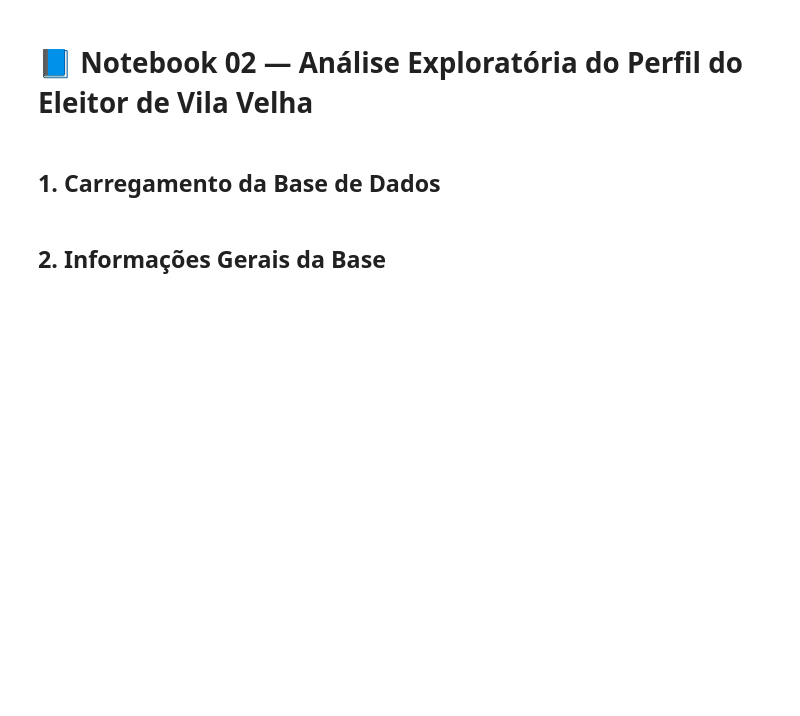
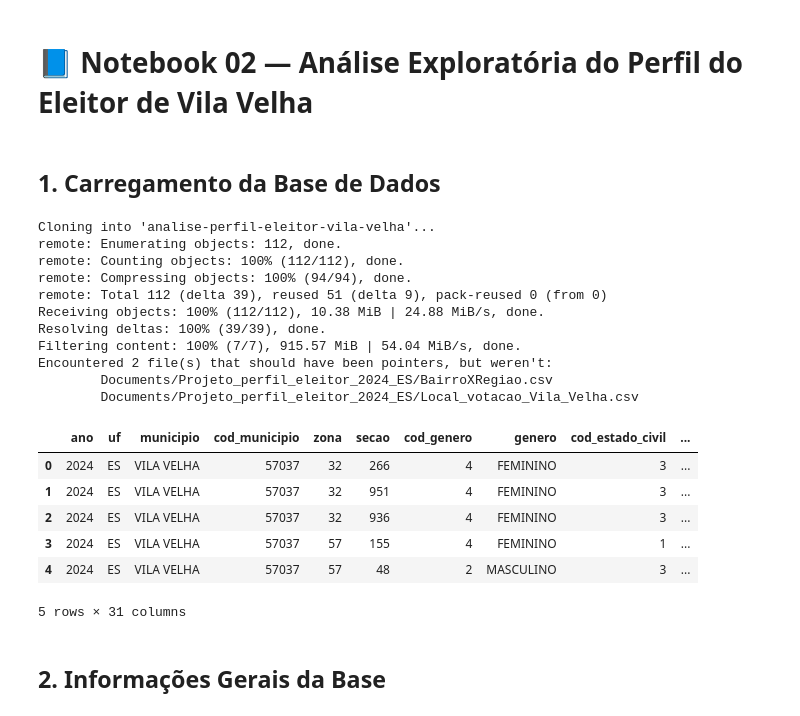
Before and after one commit to JohnDiognes/analise-perfil-eleitor-vila-velha, a Jupyter notebook: notebooks/02_analise_exploratoria.ipynb, the cells around one changed output. Cells and saved outputs as stored; diff of their text form; code cells hidden in the pictures; blank space fills up the shorter version.

```diff
--- a/notebooks/02_analise_exploratoria.ipynb
+++ b/notebooks/02_analise_exploratoria.ipynb
@@ -33,3 +7,60 @@ df_vv.head()
+# %%
+# ===============================================================
+# 📘 NOTEBOOK 02 — ANÁLISE EXPLORATÓRIA DO PERFIL DO ELEITOR
+# Município de Vila Velha — Eleições 2024
+# ===============================================================
+
+# ===============================================================
+# 01 — CONFIGURAÇÃO INICIAL
+# ===============================================================
+
+import pandas as pd
+import matplotlib.pyplot as plt
+import seaborn as sns
+import os
+
+sns.set(style="whitegrid")
+plt.rcParams["figure.figsize"] = (12, 6)
+
+# -----------------------------
+# Clonar o repositório (somente se não existir)
+# -----------------------------
+repo_nome = "analise-perfil-eleitor-vila-velha"
+
+if not os.path.exists(repo_nome):
+    !git clone https://github.com/JohnDiognes/analise-perfil-eleitor-vila-velha.git
+
+# Caminho da base
+caminho_base = f"{repo_nome}/dados/base_vila_velha.csv"
+
+# -----------------------------
+# Carregar a base
+# -----------------------------
+try:
+    df_vv = pd.read_csv(caminho_base, encoding="utf-8")
+except:
+    df_vv = pd.read_csv(caminho_base, encoding="latin1")
+
+df_vv.head()
+# %% [output]
+Cloning into 'analise-perfil-eleitor-vila-velha'...
+remote: Enumerating objects: 112, done.
+remote: Counting objects: 100% (112/112), done.
+remote: Compressing objects: 100% (94/94), done.
+remote: Total 112 (delta 39), reused 51 (delta 9), pack-reused 0 (from 0)
+Receiving objects: 100% (112/112), 10.38 MiB | 24.88 MiB/s, done.
+Resolving deltas: 100% (39/39), done.
+Filtering content: 100% (7/7), 915.57 MiB | 54.04 MiB/s, done.
+Encountered 2 file(s) that should have been pointers, but weren't:
+        Documents/Projeto_perfil_eleitor_2024_ES/BairroXRegiao.csv
+        Documents/Projeto_perfil_eleitor_2024_ES/Local_votacao_Vila_Velha.csv
+|  | ano | uf | municipio | cod_municipio | zona | secao | cod_genero | genero | cod_estado_civil | ... |
+| 0 | 2024 | ES | VILA VELHA | 57037 | 32 | 266 | 4 | FEMININO | 3 | ... |
+| 1 | 2024 | ES | VILA VELHA | 57037 | 32 | 951 | 4 | FEMININO | 3 | ... |
+| 2 | 2024 | ES | VILA VELHA | 57037 | 32 | 936 | 4 | FEMININO | 3 | ... |
+| 3 | 2024 | ES | VILA VELHA | 57037 | 57 | 155 | 4 | FEMININO | 1 | ... |
+| 4 | 2024 | ES | VILA VELHA | 57037 | 57 | 48 | 2 | MASCULINO | 3 | ... |
+5 rows × 31 columns
 # %% [markdown]
 ## 2. Informações Gerais da Base
 # %%
```
Also changed, not shown: parts of 14 cells of this notebook.
